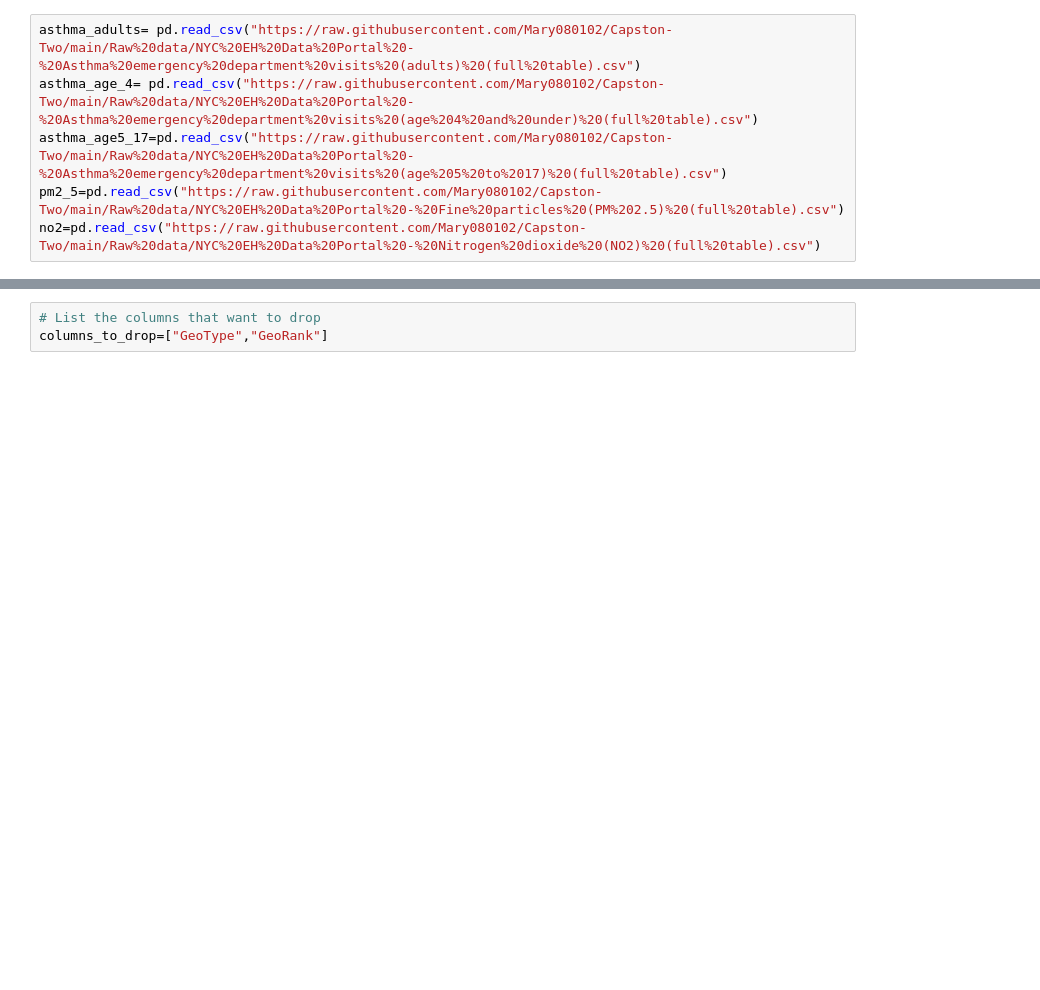
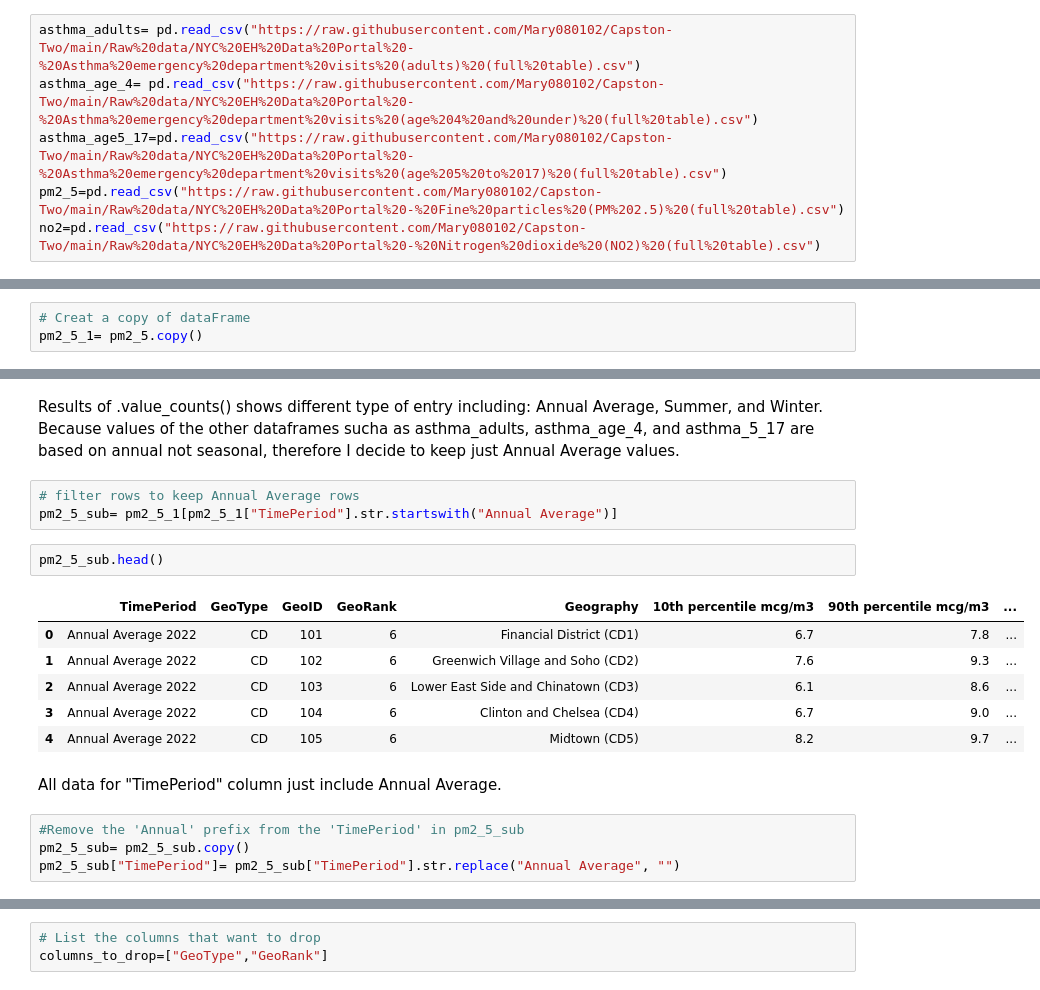
Before and after one commit to Mary080102/Capston-Two, a Jupyter notebook: Air quality Capston- Data wrangling.ipynb, the cells around one changed output, grey strips where cells are left out. Saved outputs shown, nothing was run; the diff lists cells and outputs as text; blank space fills up the shorter version.

```diff
--- a/Air quality Capston- Data wrangling.ipynb
+++ b/Air quality Capston- Data wrangling.ipynb
@@ -58,0 +410,3 @@ print(no2.head())
+# %%
+# Creat a copy of dataFrame
+pm2_5_1= pm2_5.copy()
@@ -58,0 +434,20 @@ print(no2.head())
+# %% [markdown]
+Results of .value_counts() shows different type of entry including: Annual Average, Summer, and Winter. Because values of the other dataframes sucha as asthma_adults, asthma_age_4, and asthma_5_17 are based on annual not seasonal, therefore I decide to keep just Annual Average values.
+# %%
+# filter rows to keep Annual Average rows
+pm2_5_sub= pm2_5_1[pm2_5_1["TimePeriod"].str.startswith("Annual Average")]
+# %%
+pm2_5_sub.head()
+# %% [output]
+|  | TimePeriod | GeoType | GeoID | GeoRank | Geography | 10th percentile mcg/m3 | 90th percentile mcg/m3 | ... |
+| 0 | Annual Average 2022 | CD | 101 | 6 | Financial District (CD1) | 6.7 | 7.8 | ... |
+| 1 | Annual Average 2022 | CD | 102 | 6 | Greenwich Village and Soho (CD2) | 7.6 | 9.3 | ... |
+| 2 | Annual Average 2022 | CD | 103 | 6 | Lower East Side and Chinatown (CD3) | 6.1 | 8.6 | ... |
+| 3 | Annual Average 2022 | CD | 104 | 6 | Clinton and Chelsea (CD4) | 6.7 | 9.0 | ... |
+| 4 | Annual Average 2022 | CD | 105 | 6 | Midtown (CD5) | 8.2 | 9.7 | ... |
+# %% [markdown]
+All data for "TimePeriod" column just include Annual Average.
+# %%
+#Remove the 'Annual' prefix from the 'TimePeriod' in pm2_5_sub
+pm2_5_sub= pm2_5_sub.copy()
+pm2_5_sub["TimePeriod"]= pm2_5_sub["TimePeriod"].str.replace("Annual Average", "")
```
Also changed, not shown: parts of 185 cells of this notebook.
